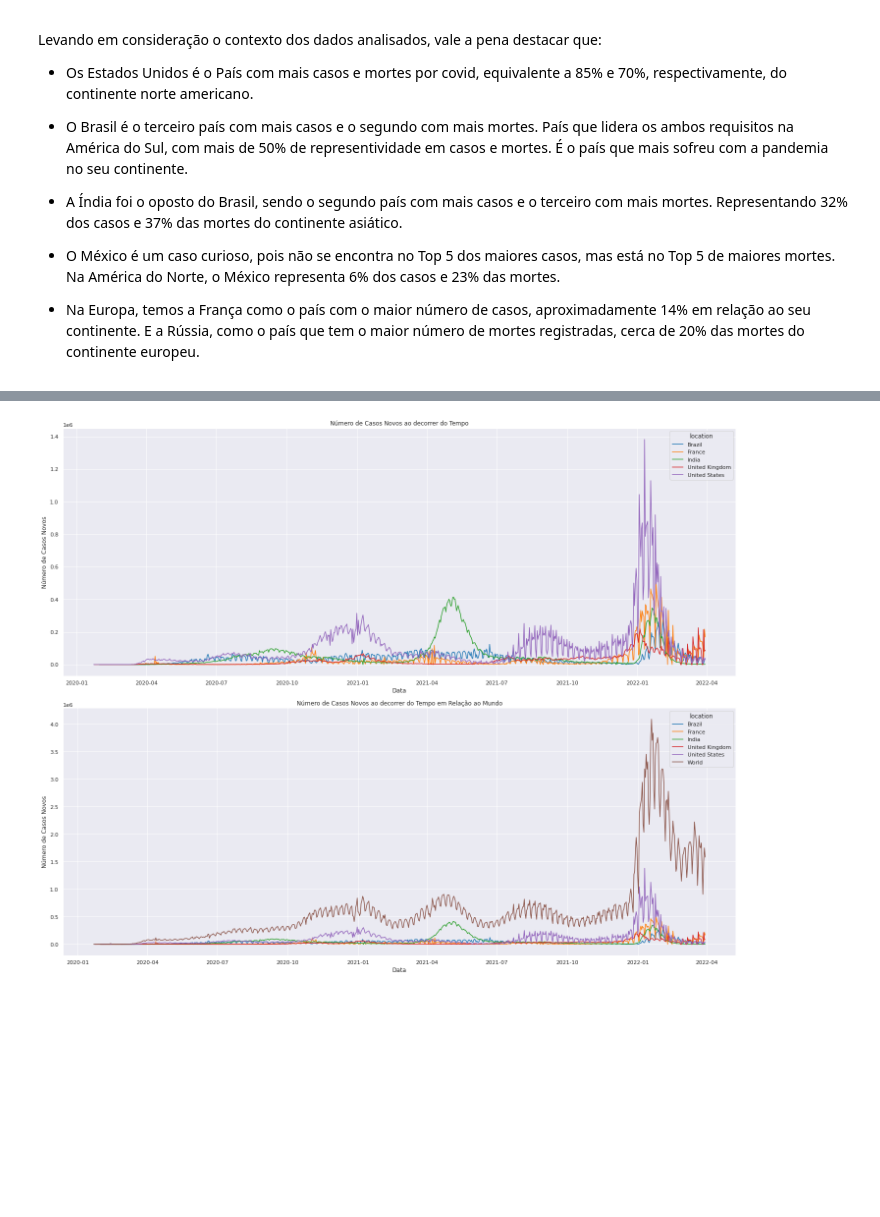
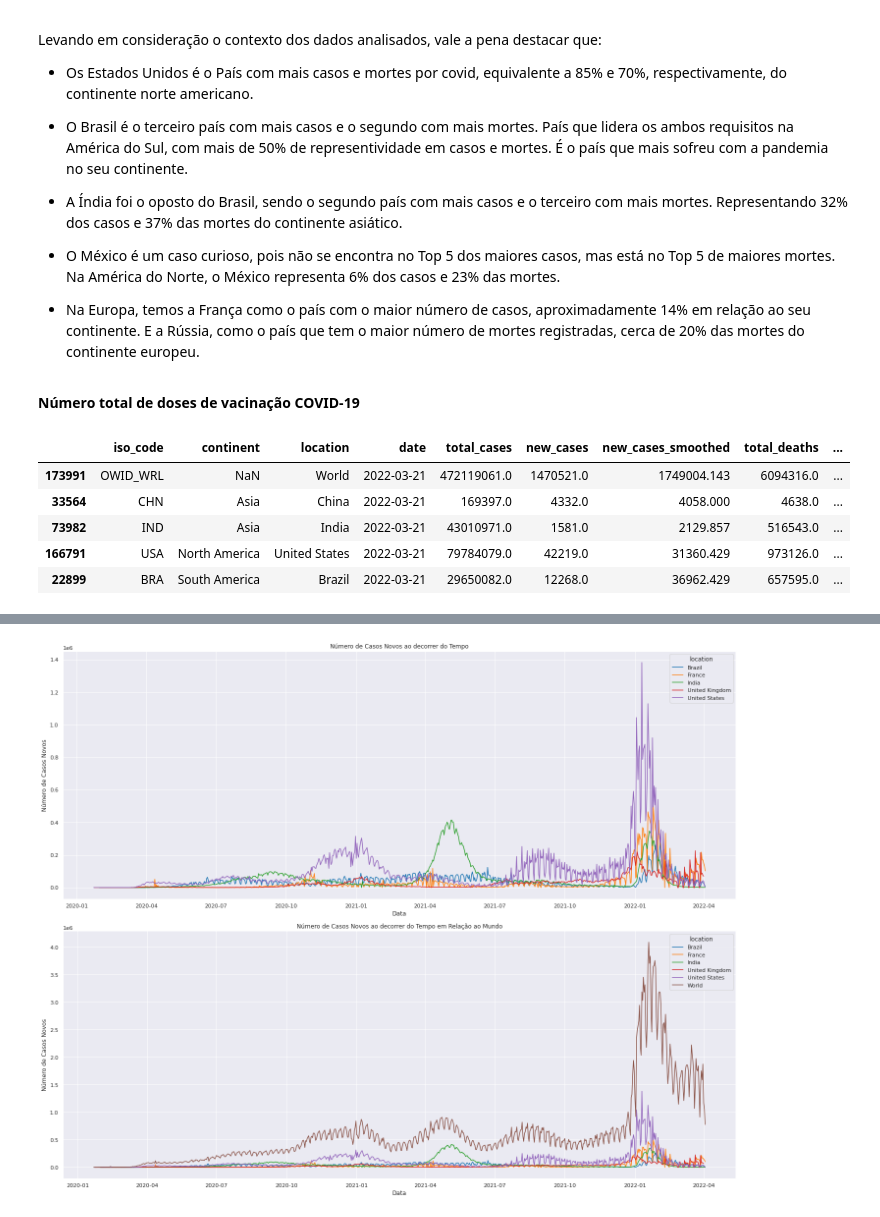
Before and after one commit to simonkildare/sigmoidal_data_science, a Jupyter notebook: Análise_de_Dados_Panorama_do_COVID_19_no_Brasil.ipynb, the cells around one changed output, grey strips where cells are left out. Drawn from its saved outputs; the diff is of its cells as text; code cells hidden in the pictures; blank space fills up the shorter version.

```diff
--- a/Análise_de_Dados_Panorama_do_COVID_19_no_Brasil.ipynb
+++ b/Análise_de_Dados_Panorama_do_COVID_19_no_Brasil.ipynb
@@ -870,3 +870,14 @@ Levando em consideração o contexto dos dados analisados, vale a pena destacar
 * O México é um caso curioso, pois não se encontra no Top 5 dos maiores casos, mas está no Top 5 de maiores mortes. Na América do Norte, o México representa 6% dos casos e 23% das mortes.
 
 * Na Europa, temos a França como o país com o maior número de casos, aproximadamente 14% em relação ao seu continente. E a Rússia, como o país que tem o maior número de mortes registradas, cerca de 20% das mortes do continente europeu.
+# %% [markdown]
+**Número total de doses de vacinação COVID-19**
+# %%
+df_clean.loc[~df_clean.location.isin(continentes)][~df_clean.location.isin(rendas)][df_clean.date == '2022-03-21'].sort_values(by='total_vaccinations', ascending=False)[0:5]
+# %% [output]
+|  | iso_code | continent | location | date | total_cases | new_cases | new_cases_smoothed | total_deaths | ... |
+| 173991 | OWID_WRL | NaN | World | 2022-03-21 | 472119061.0 | 1470521.0 | 1749004.143 | 6094316.0 | ... |
+| 33564 | CHN | Asia | China | 2022-03-21 | 169397.0 | 4332.0 | 4058.000 | 4638.0 | ... |
+| 73982 | IND | Asia | India | 2022-03-21 | 43010971.0 | 1581.0 | 2129.857 | 516543.0 | ... |
+| 166791 | USA | North America | United States | 2022-03-21 | 79784079.0 | 42219.0 | 31360.429 | 973126.0 | ... |
+| 22899 | BRA | South America | Brazil | 2022-03-21 | 29650082.0 | 12268.0 | 36962.429 | 657595.0 | ... |
```
Also changed, not shown: parts of 26 cells of this notebook.
